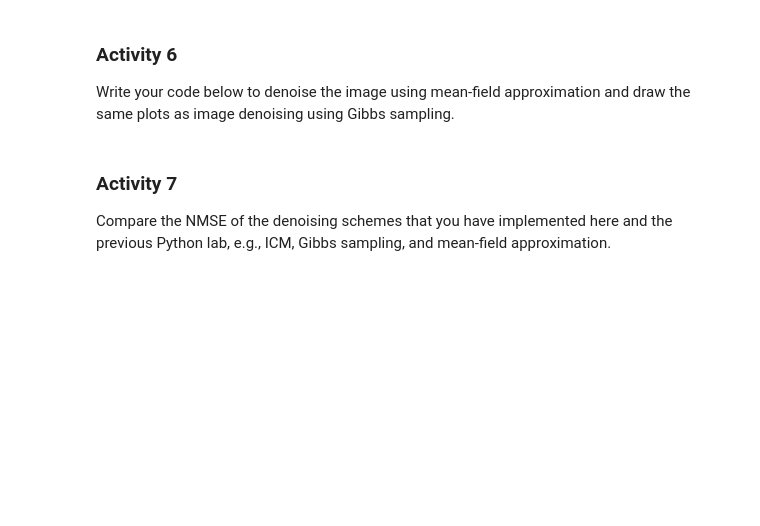
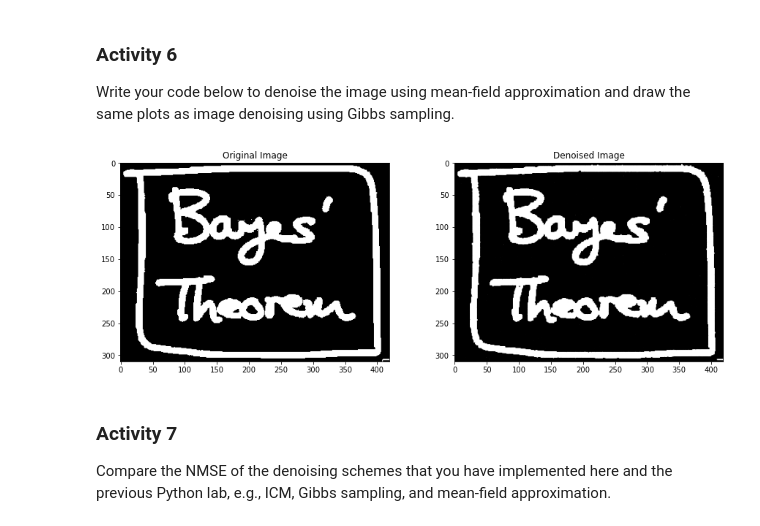
Before and after one commit to giffel99/ssy316-advanced-probabilistic, a Jupyter notebook: assignment4/Python lab 4.ipynb, the cells around one changed output. Cells and saved outputs as stored; diff of their text form; code cells hidden in the pictures; blank space fills up the shorter version.

```diff
--- a/assignment4/Python lab 4.ipynb
+++ b/assignment4/Python lab 4.ipynb
@@ -273,6 +623,49 @@ $$\mu_{i}^{t} = (1-\lambda)\mu_{j}^{t-1} + \lambda tanh(\sum_{j} \beta \mu_{j}^{
 # %% [markdown]
 ### Activity 6
 Write your code below to denoise the image using mean-field approximation and draw the same plots as image denoising using Gibbs sampling.
+# %%
+from scipy.stats import multivariate_normal
+from scipy.special import expit as sigmoid
+
+height, width = clean_img.shape
+sigma  = 1  #noise level
+y = clean_img + sigma*np.random.randn(height, width) # noisy_img
+beta = 1
+eta = 1
+lam = 0.5
+max_iter = 20
+
+def denoise(max_iter, y):
+    Li = eta*(multivariate_normal.logpdf(y.flatten(), mean=+1, cov=1) - \
+        multivariate_normal.logpdf(y.flatten(), mean=-1, cov=1))
+    Li = np.reshape(Li, (height, width))
+    mu = sigmoid(Li)-0.5 #init
+    for i in range(max_iter):
+        mu_ti = mu
+        for ix in range(width):
+            for iy in range(height):
+                pos = iy + height*ix
+                neigh = pos + np.array([-1, 1, -height, height])
+                boundary = [iy != 0, iy != height-1, ix != 0, ix != width-1]
+                neigh = neigh[np.where(boundary)[0]]
+                xx, yy = np.unravel_index(pos, (height, width), order='F')
+                nx, ny = np.unravel_index(neigh, (height, width), order='F')
+                Sum = beta*np.sum(mu[nx,ny])
+                mu_ti[xx,yy] = (1-lam)*mu_ti[xx,yy] + lam*np.tanh(Sum + 0.5*Li[xx,yy])
+                mu[xx,yy] = mu_ti[xx,yy]
+    return mu
+
+denoised2 = denoise(max_iter, y)
+plt.figure(figsize=(15,5))
+plt.subplot(121)
+plt.title('Original Image')
+plt.imshow(clean_img, cmap='Greys')
+plt.subplot(122)
+plt.title('Denoised Image')
+plt.imshow(denoised2, cmap='Greys')
+plt.show()
+# %% [output]
+[figure, added]
 # %% [markdown]
 ### Activity 7
 Compare the NMSE of the denoising schemes that you have implemented here and the previous Python lab, e.g., ICM, Gibbs sampling, and mean-field approximation.
```
Also changed, not shown: parts of 17 cells of this notebook.
